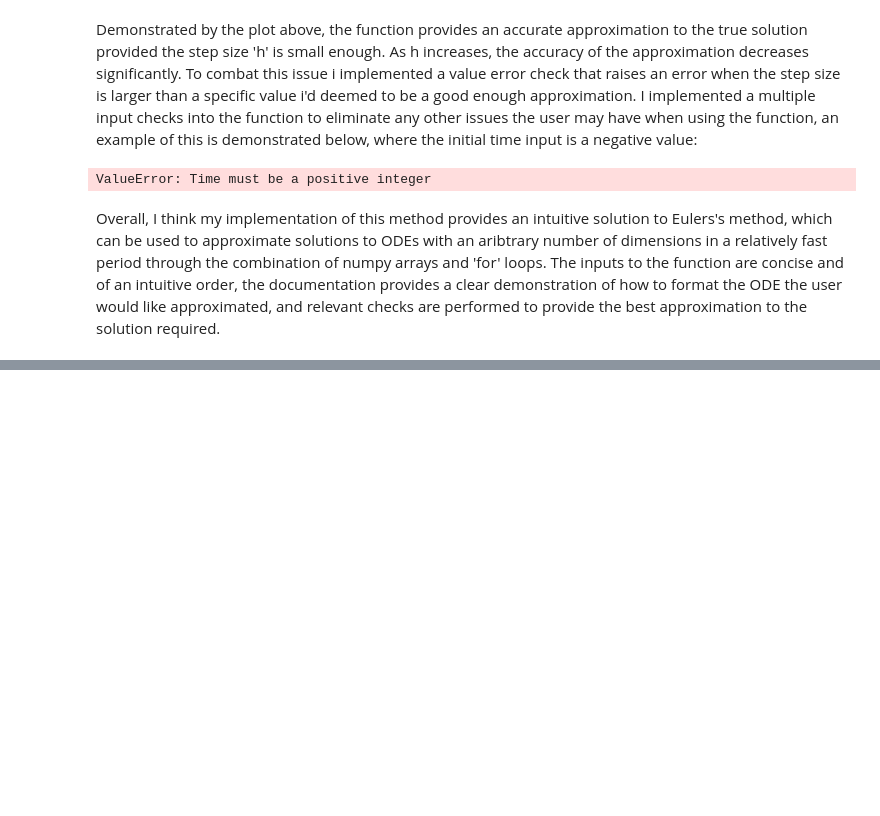
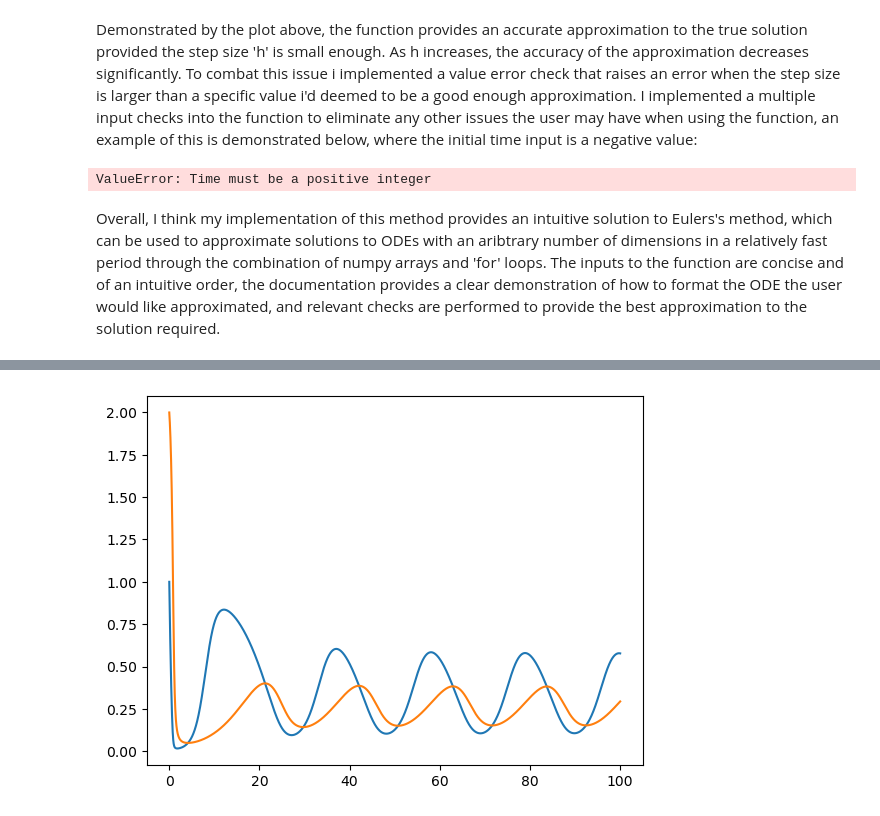
Before and after one commit to HenryHutch2001/EMAT30008, a Jupyter notebook: Report.ipynb, the cells around one changed output, grey strips where cells are left out. Drawn from its saved outputs; the diff is of its cells as text; code cells hidden in the pictures; blank space fills up the shorter version.

```diff
--- a/Report.ipynb
+++ b/Report.ipynb
@@ -57,0 +99,18 @@ plt.show()
+# %%
+from My_Functions import shooting
+from My_Functions import solve_to
+def ode(t,y,a,b,d):
+    x = y[0]
+    y = y[1]
+    dx_dt = x*(1-x) - (a*x*y)/(d+x)
+    dy_dt = b*y*(1-(y/x))
+    return [dx_dt, dy_dt]
+a = 1
+b = 0.2
+d = 0.1
+x0 = [1,2]
+t,x = solve_toRK(ode,x0,0,100,0.001,a,b,d)
+plt.plot(t,x)
+plt.show()
+# %% [output]
+[figure, added]
```
Also changed, not shown: parts of 22 cells of this notebook, 3 other files.
